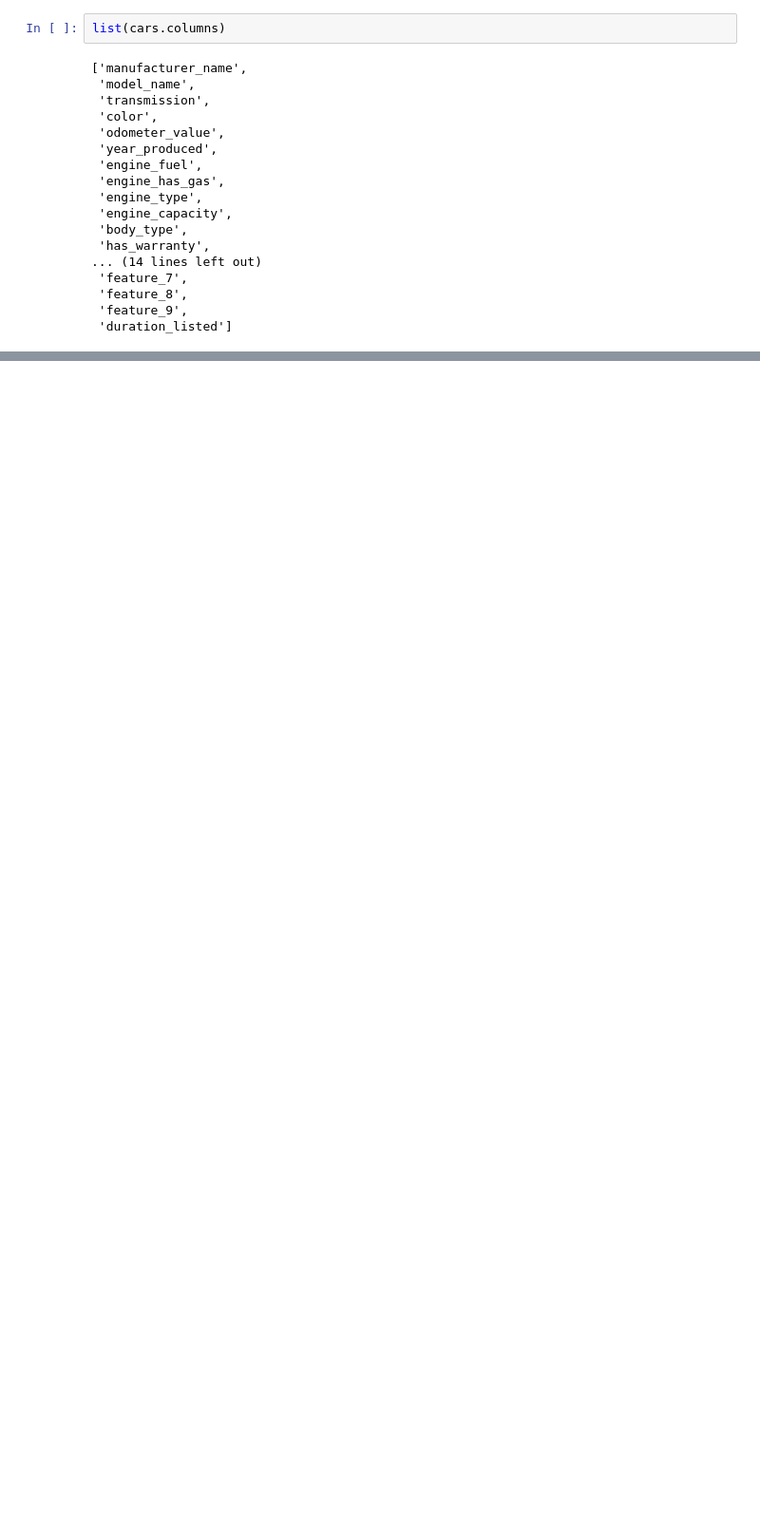
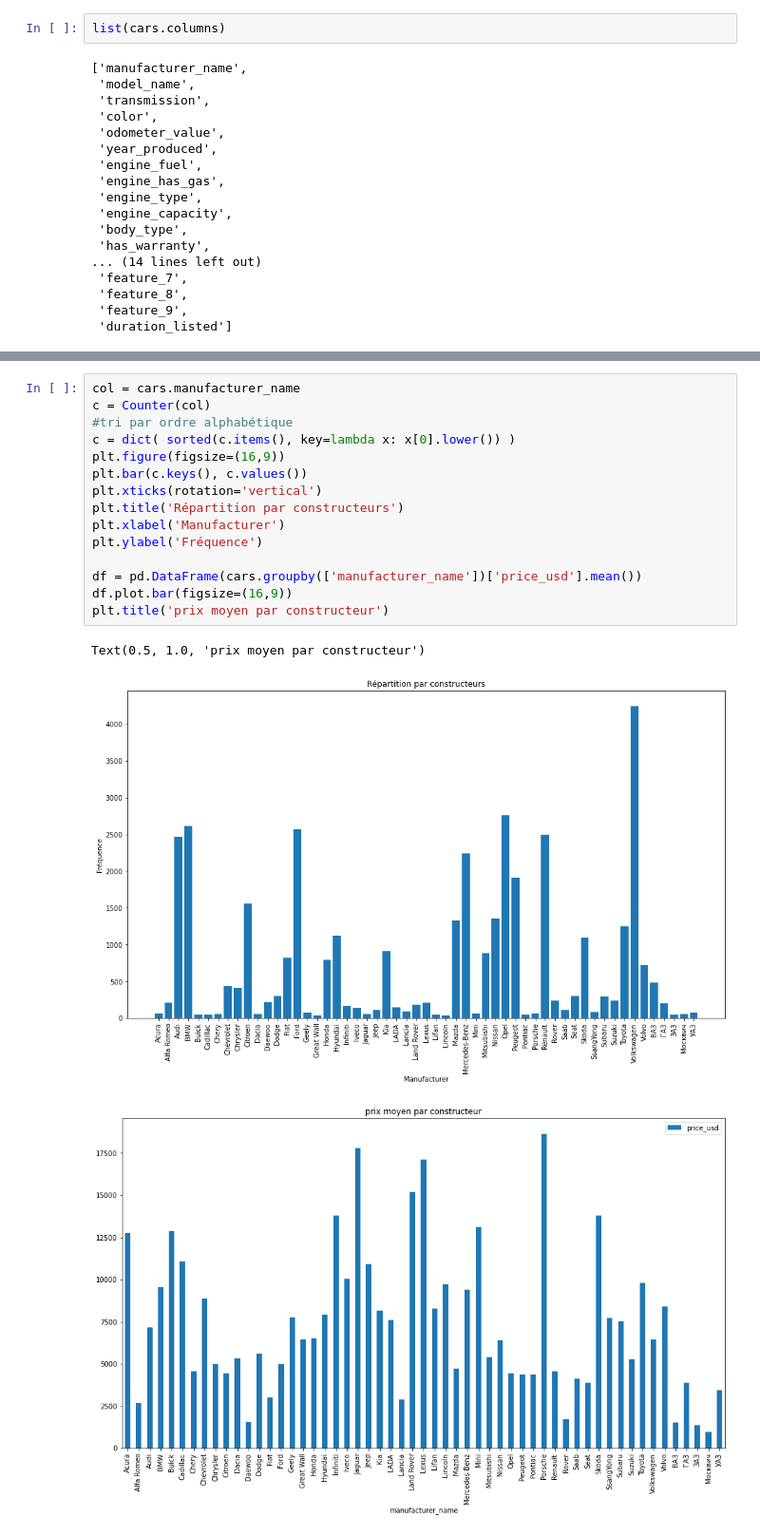
Before and after one commit to kerhogo/ias_cars, a Jupyter notebook: Visualisation.ipynb, the cells around one changed output, grey strips where cells are left out. Shown at 95% size. Drawn from its saved outputs; the diff is of its cells as text; blank space fills up the shorter version.

```diff
--- a/Visualisation.ipynb
+++ b/Visualisation.ipynb
@@ -59,0 +65,19 @@ Text(0.5, 1.0, 'Répartition des types de corps')
+# %%
+col = cars.manufacturer_name
+c = Counter(col)
+#tri par ordre alphabétique
+c = dict( sorted(c.items(), key=lambda x: x[0].lower()) )
+plt.figure(figsize=(16,9))
+plt.bar(c.keys(), c.values())
+plt.xticks(rotation='vertical')
+plt.title('Répartition par constructeurs')
+plt.xlabel('Manufacturer')
+plt.ylabel('Fréquence')
+
+df = pd.DataFrame(cars.groupby(['manufacturer_name'])['price_usd'].mean())
+df.plot.bar(figsize=(16,9))
+plt.title('prix moyen par constructeur')
+# %% [output]
+Text(0.5, 1.0, 'prix moyen par constructeur')
+[figure, added]
+[figure, added]
```
Also changed, not shown: parts of 8 cells of this notebook.
